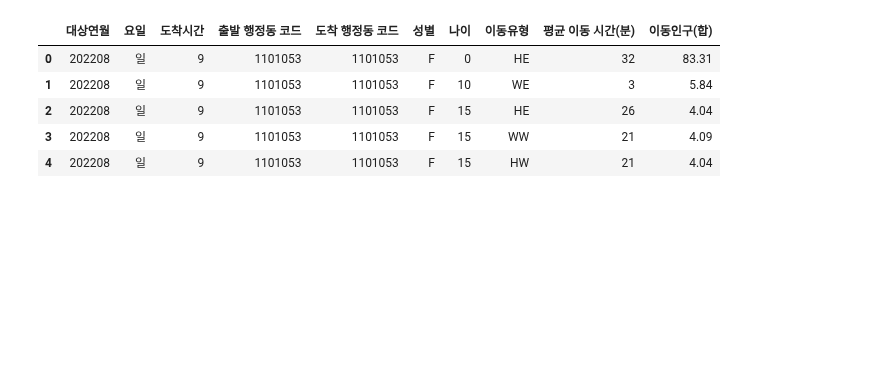
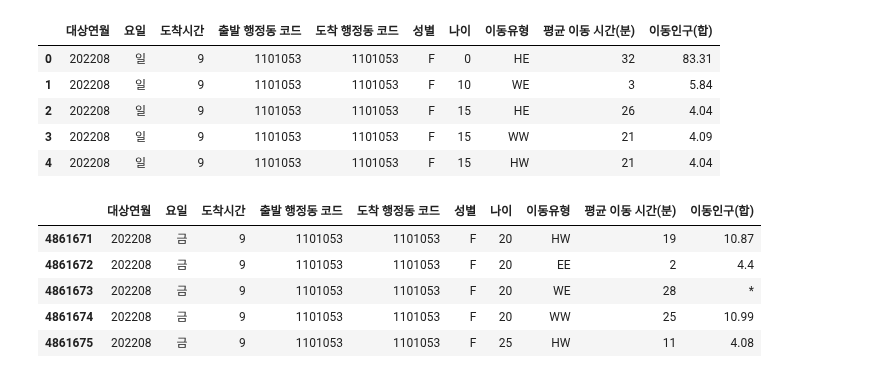
Before and after one commit to lg960214/DACON_Seoul_6, a Jupyter notebook: pre.ipynb, the cells around one changed output. Saved outputs shown, nothing was run; the diff lists cells and outputs as text; code cells hidden in the pictures; blank space fills up the shorter version.

```diff
--- a/pre.ipynb
+++ b/pre.ipynb
@@ -14,3 +17,17 @@ df.head()
 | 2 | 202208 | 일 | 9 | 1101053 | 1101053 | F | 15 | HE | 26 | 4.04 |
 | 3 | 202208 | 일 | 9 | 1101053 | 1101053 | F | 15 | WW | 21 | 4.09 |
 | 4 | 202208 | 일 | 9 | 1101053 | 1101053 | F | 15 | HW | 21 | 4.04 |
+# %%
+idx_1 = (df['요일'] == '금') | (df['요일'] == '토')
+idx_2 = (df['나이'] >= 20) & (df['나이'] <= 30)
+idx = idx_1 & idx_2
+df1 = df.loc[idx,:]
+
+df1.head()
+# %% [output]
+|  | 대상연월 | 요일 | 도착시간 | 출발 행정동 코드 | 도착 행정동 코드 | 성별 | 나이 | 이동유형 | 평균 이동 시간(분) | 이동인구(합) |
+| 4861671 | 202208 | 금 | 9 | 1101053 | 1101053 | F | 20 | HW | 19 | 10.87 |
+| 4861672 | 202208 | 금 | 9 | 1101053 | 1101053 | F | 20 | EE | 2 | 4.4 |
+| 4861673 | 202208 | 금 | 9 | 1101053 | 1101053 | F | 20 | WE | 28 | * |
+| 4861674 | 202208 | 금 | 9 | 1101053 | 1101053 | F | 20 | WW | 25 | 10.99 |
+| 4861675 | 202208 | 금 | 9 | 1101053 | 1101053 | F | 25 | HW | 11 | 4.08 |
```
Also changed, not shown: parts of 12 cells of this notebook.
